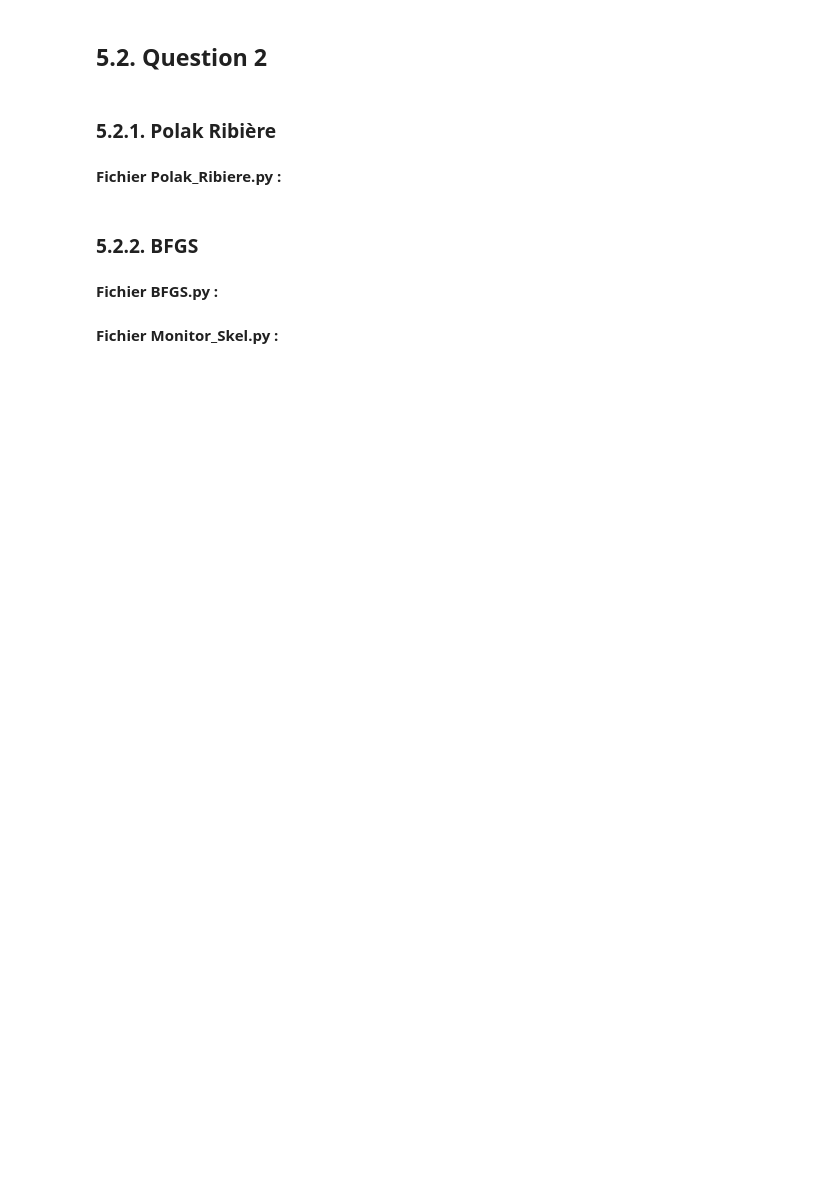
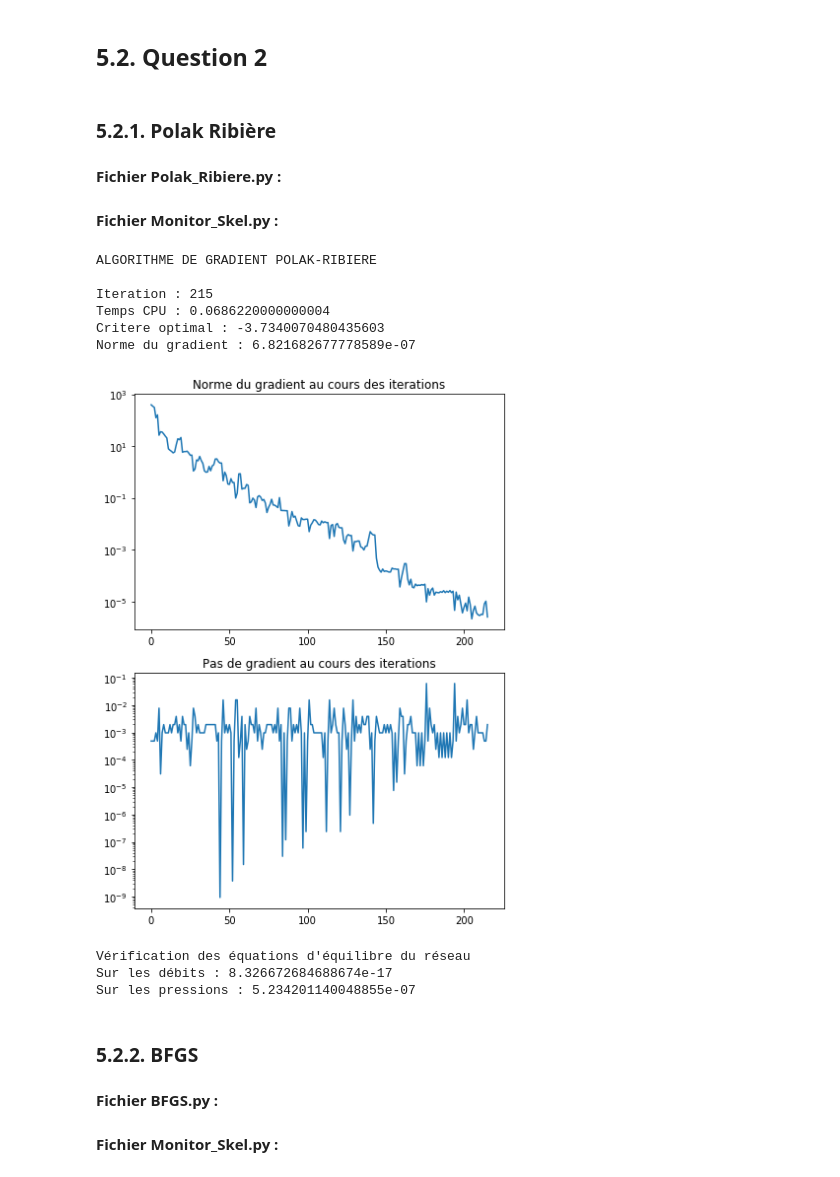
Before and after one commit to clementgr/optim, a Jupyter notebook: Python/tp.ipynb, the cells around one changed output. Saved outputs shown, nothing was run; the diff lists cells and outputs as text; code cells hidden in the pictures; blank space fills up the shorter version.

Commit message:
ajout Newton_V et Polak_Ribiere

```diff
--- a/Python/tp.ipynb
+++ b/Python/tp.ipynb
@@ -1081,3 +1251,47 @@ __Fichier Polak_Ribiere.py :__
+# %% [markdown]
+__Fichier Monitor_Skel.py :__
+# %%
+#############################################################################
+#                                                                           #
+#  MONITEUR D'ENCHAINEMENT POUR LE CALCUL DE L'EQUILIBRE D'UN RESEAU D'EAU  #
+#                                                                           #
+#############################################################################
+
+# Verification des resultats
+#from HydrauliqueP import HydrauliqueP
+#from HydrauliqueD import HydrauliqueD
+
+##### Initialisation de l'algorithme
+
+# primal
+x0 = 0.1 * np.random.normal(size=n-md)
+
+##### Minimisation proprement dite
+
+# Gradient Polak-Ribiere
+print()
+print("ALGORITHME DE GRADIENT POLAK-RIBIERE")
+copt, gopt, xopt = Polak_Ribiere(OraclePG, x0)
+
+
+##### Verification des resultats
+
+# primal
+qopt, zopt, fopt, popt = HydrauliqueP(xopt)
+
+
+Verification(qopt, zopt, fopt, popt)
+# %% [output]
+ALGORITHME DE GRADIENT POLAK-RIBIERE
+
+Iteration : 215
+Temps CPU : 0.0686220000000004
+Critere optimal : -3.7340070480435603
+Norme du gradient : 6.821682677778589e-07
+[figure, added]
+Vérification des équations d'équilibre du réseau
+Sur les débits : 8.326672684688674e-17
+Sur les pressions : 5.234201140048855e-07
 # %% [markdown]
 ### 5.2.2. BFGS
 # %% [markdown]
```
Also changed, not shown: parts of 13 cells of this notebook, 6 other files.
